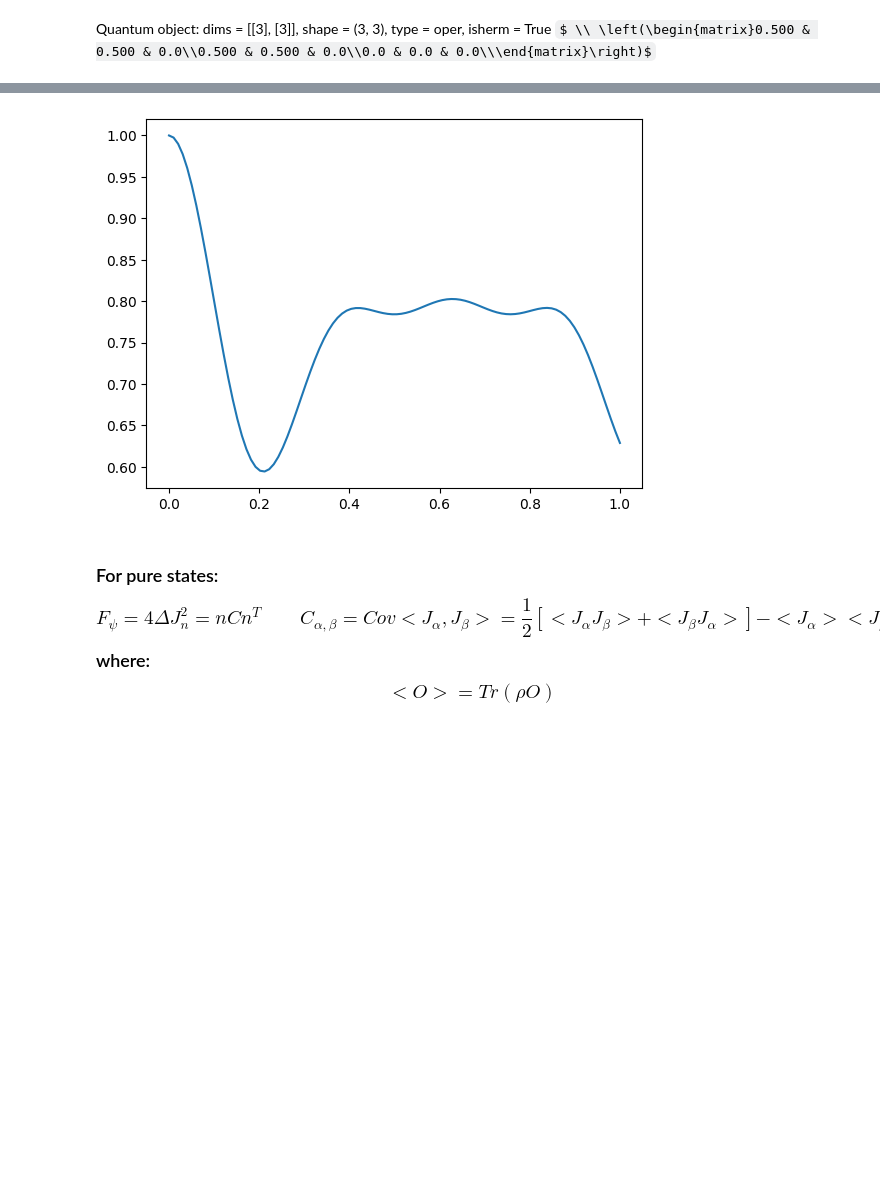
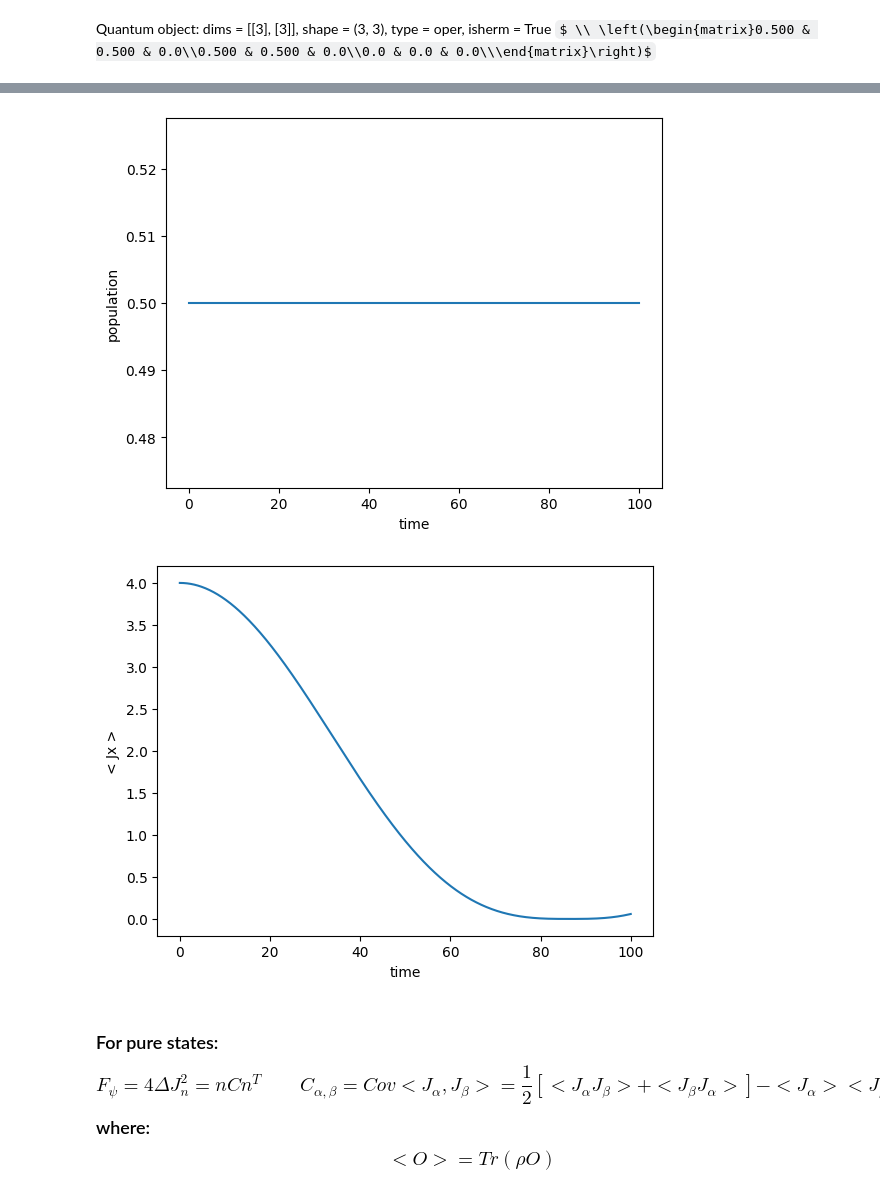
Before and after one commit to NiRVANA1331/Spin-Squeezing-in-Tmons, a Jupyter notebook: main.ipynb, the cells around one changed output, grey strips where cells are left out. Saved outputs shown, nothing was run; the diff lists cells and outputs as text; code cells hidden in the pictures; some formulas as TeX source; blank space fills up the shorter version.

```diff
--- a/main.ipynb
+++ b/main.ipynb
@@ -98,8 +120,17 @@ Text(0, 0.5, 'n')
 # %%
 plt.plot(times, pop_arr[0])
+plt.xlabel("time")
+plt.ylabel("population")
 plt.show()
 # %% [output]
-[figure, old version]
+[figure, new version]
+# %%
+plt.plot(times, np.add(np.add(np.add(Jx_arr[0], Jx_arr[1]),Jx_arr[2]), Jx_arr[3]))
+plt.xlabel("time")
+plt.ylabel("< Jx >")
+plt.show()
+# %% [output]
+[figure, added]
 # %% [markdown]
 ### For pure states: $$F_{\psi} = 4 \Delta J^2_n = nCn^T \quad \quad C_{\alpha,\beta} = Cov<J_\alpha, J_\beta> = \frac{1}{2}[<J_\alpha J_\beta>+ <J_\beta J_\alpha>] - <J_\alpha><J_\beta>$$ where: $$<O> = Tr(\rho O) $$
 # %%
```
Also changed, not shown: parts of 8 cells of this notebook, 1 other file.
